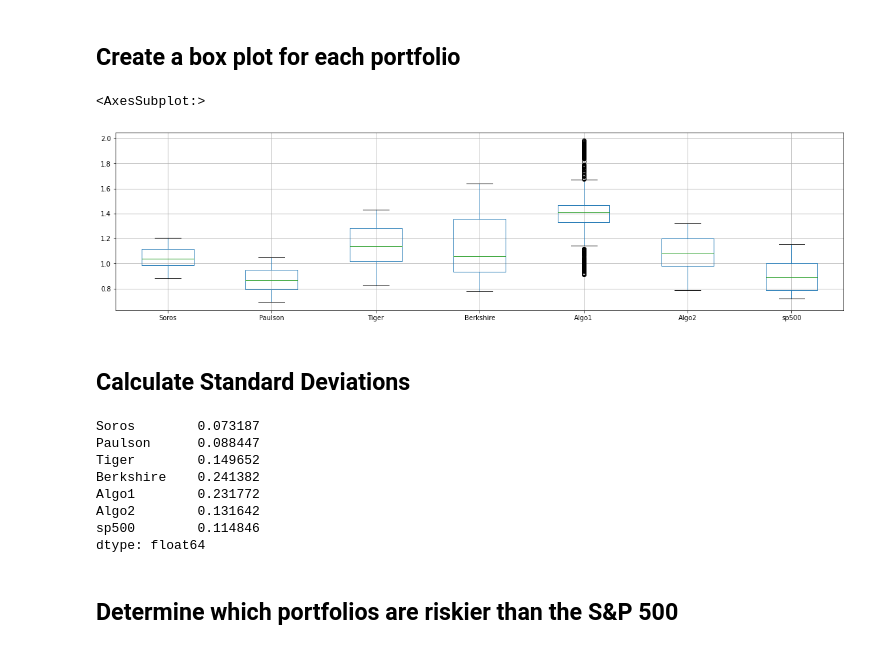
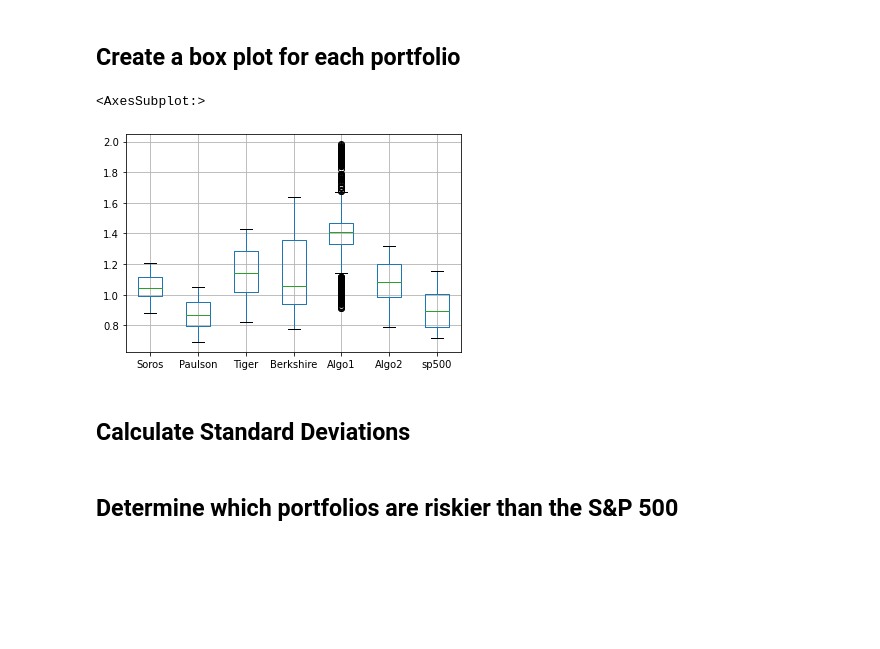
Before and after one commit to mmsaki/whale_portfolio, a Jupyter notebook: whale_analysis.ipynb, the cells around one changed output. Cells and saved outputs as stored; diff of their text form; code cells hidden in the pictures; blank space fills up the shorter version.

```diff
--- a/whale_analysis.ipynb
+++ b/whale_analysis.ipynb
@@ -166,25 +197,15 @@ Determine the _risk_ of each portfolio:
 # %%
 # Box plot to visually show risk
 cumultive_returns.columns = ['Soros', 'Paulson', 'Tiger', 'Berkshire', 'Algo1', 'Algo2','sp500']
-cumultive_returns.boxplot(figsize=(20,5))
+cumultive_returns.boxplot()
 # %% [output]
 <AxesSubplot:>
-[figure, old version]
+[figure, new version]
 # %% [markdown]
 ## Calculate Standard Deviations
 # %%
 # Calculate the daily standard deviations of all portfolios
 cumultive_returns_std = cumultive_returns.std()
-cumultive_returns_std
-# %% [output]
-Soros        0.073187
-Paulson      0.088447
-Tiger        0.149652
-Berkshire    0.241382
-Algo1        0.231772
-Algo2        0.131642
-sp500        0.114846
-dtype: float64
 # %% [markdown]
 ## Determine which portfolios are riskier than the S&P 500
 # %%
```
Also changed, not shown: parts of 39 cells of this notebook, 1 other file.
